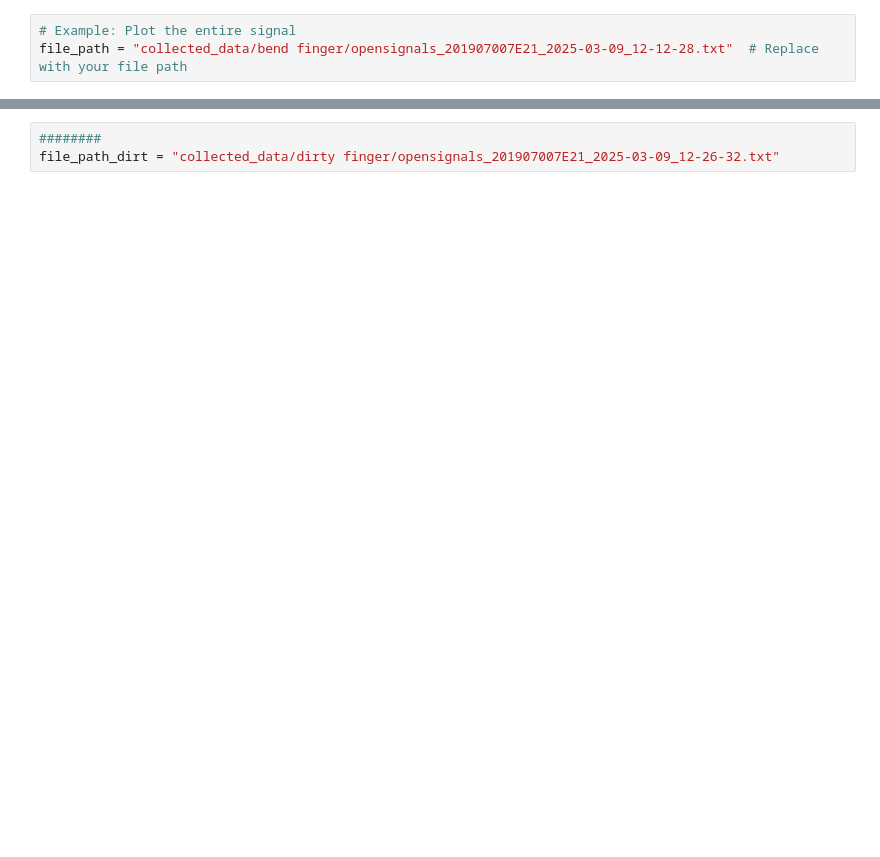
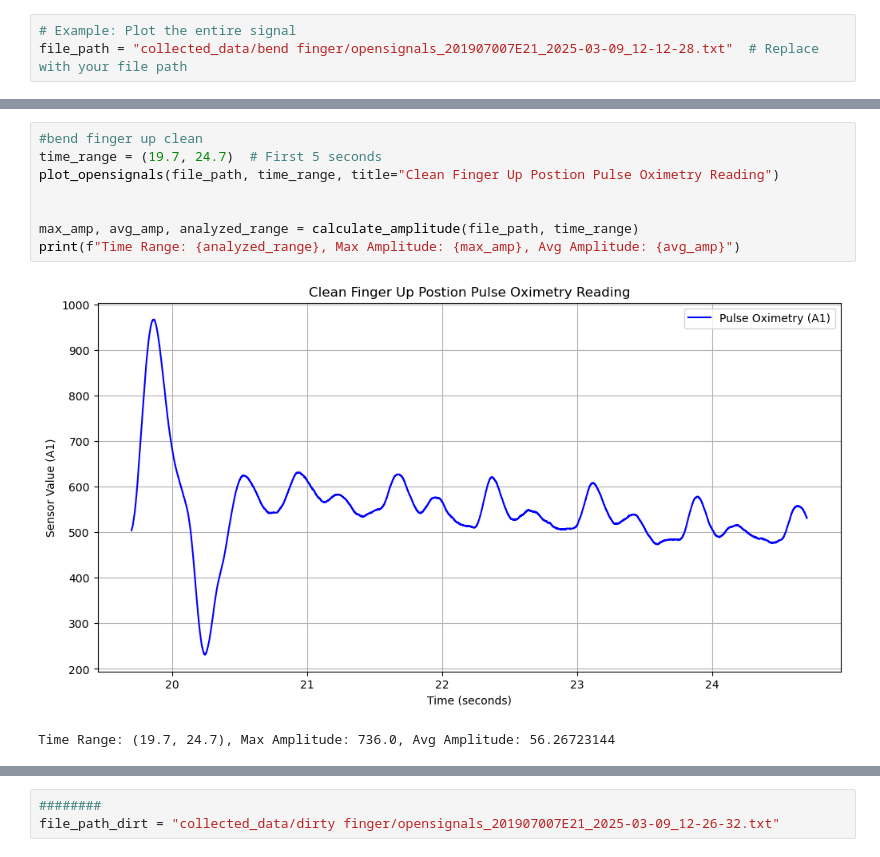
Before and after one commit to mloughran21/connected_health_report, a Jupyter notebook: graph.ipynb, the cells around one changed output, grey strips where cells are left out. Saved outputs shown, nothing was run; the diff lists cells and outputs as text; blank space fills up the shorter version.

```diff
--- a/graph.ipynb
+++ b/graph.ipynb
@@ -75,0 +119,11 @@ plot_opensignals(file_path, time_range=(35.5, 40.5))
+# %%
+#bend finger up clean
+time_range = (19.7, 24.7)  # First 5 seconds
+plot_opensignals(file_path, time_range, title="Clean Finger Up Postion Pulse Oximetry Reading")
+
+
+max_amp, avg_amp, analyzed_range = calculate_amplitude(file_path, time_range)
+print(f"Time Range: {analyzed_range}, Max Amplitude: {max_amp}, Avg Amplitude: {avg_amp}")
+# %% [output]
+[figure, added]
+Time Range: (19.7, 24.7), Max Amplitude: 736.0, Avg Amplitude: 56.26723144
```
Also changed, not shown: parts of 16 cells of this notebook.
